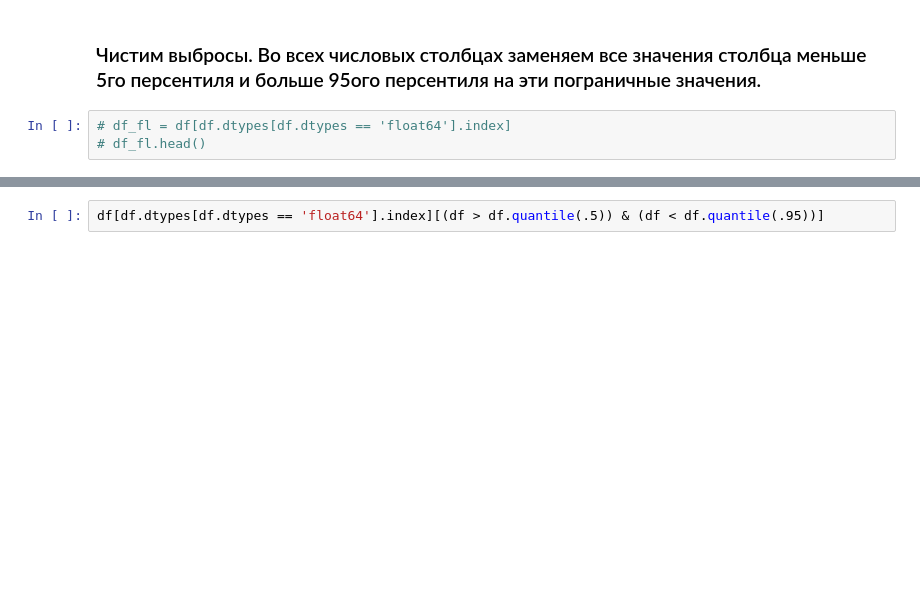
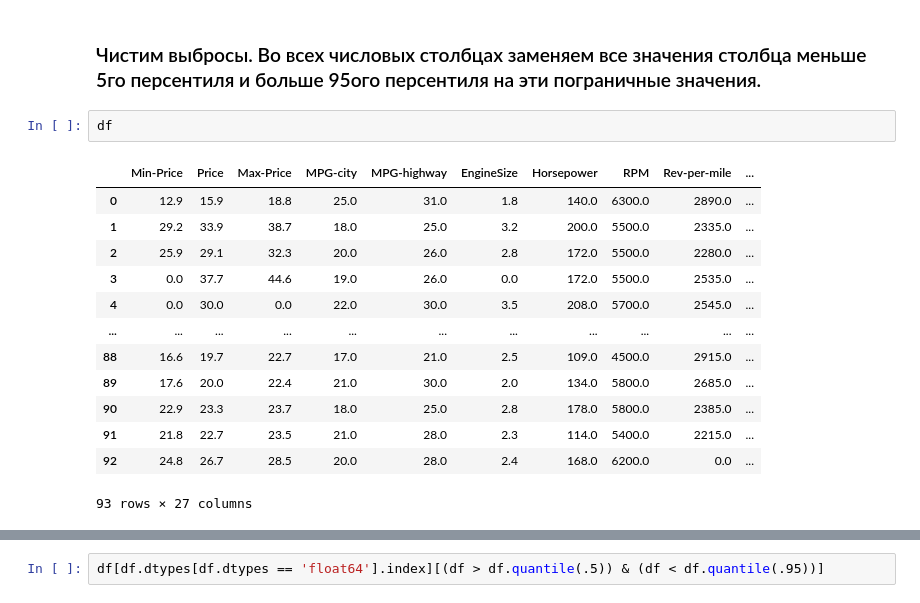
Before and after one commit to jcartwri/zombie1, a Jupyter notebook: Epic Journey_Part1_Pandas.ipynb, the cells around one changed output, grey strips where cells are left out. Cells and saved outputs as stored; diff of their text form; blank space fills up the shorter version.

```diff
--- a/Epic Journey_Part1_Pandas.ipynb
+++ b/Epic Journey_Part1_Pandas.ipynb
@@ -1482,6 +1563,19 @@ pd.DataFrame(df[df.dtypes[df.dtypes == 'float64'].index].isna().sum() / len(df))
 | Weight | 0.075269 |
 # %% [markdown]
 ### Чистим выбросы. Во всех числовых столбцах заменяем все значения столбца меньше 5го персентиля и больше 95ого персентиля на эти пограничные значения.
-# %%
-# df_fl = df[df.dtypes[df.dtypes == 'float64'].index]
-# df_fl.head()
+# %%
+df
+# %% [output]
+|  | Min-Price | Price | Max-Price | MPG-city | MPG-highway | EngineSize | Horsepower | RPM | Rev-per-mile | ... |
+| 0 | 12.9 | 15.9 | 18.8 | 25.0 | 31.0 | 1.8 | 140.0 | 6300.0 | 2890.0 | ... |
+| 1 | 29.2 | 33.9 | 38.7 | 18.0 | 25.0 | 3.2 | 200.0 | 5500.0 | 2335.0 | ... |
+| 2 | 25.9 | 29.1 | 32.3 | 20.0 | 26.0 | 2.8 | 172.0 | 5500.0 | 2280.0 | ... |
+| 3 | 0.0 | 37.7 | 44.6 | 19.0 | 26.0 | 0.0 | 172.0 | 5500.0 | 2535.0 | ... |
+| 4 | 0.0 | 30.0 | 0.0 | 22.0 | 30.0 | 3.5 | 208.0 | 5700.0 | 2545.0 | ... |
+| ... | ... | ... | ... | ... | ... | ... | ... | ... | ... | ... |
+| 88 | 16.6 | 19.7 | 22.7 | 17.0 | 21.0 | 2.5 | 109.0 | 4500.0 | 2915.0 | ... |
+| 89 | 17.6 | 20.0 | 22.4 | 21.0 | 30.0 | 2.0 | 134.0 | 5800.0 | 2685.0 | ... |
+| 90 | 22.9 | 23.3 | 23.7 | 18.0 | 25.0 | 2.8 | 178.0 | 5800.0 | 2385.0 | ... |
+| 91 | 21.8 | 22.7 | 23.5 | 21.0 | 28.0 | 2.3 | 114.0 | 5400.0 | 2215.0 | ... |
+| 92 | 24.8 | 26.7 | 28.5 | 20.0 | 28.0 | 2.4 | 168.0 | 6200.0 | 0.0 | ... |
+93 rows × 27 columns
```
Also changed, not shown: parts of 42 cells of this notebook.
